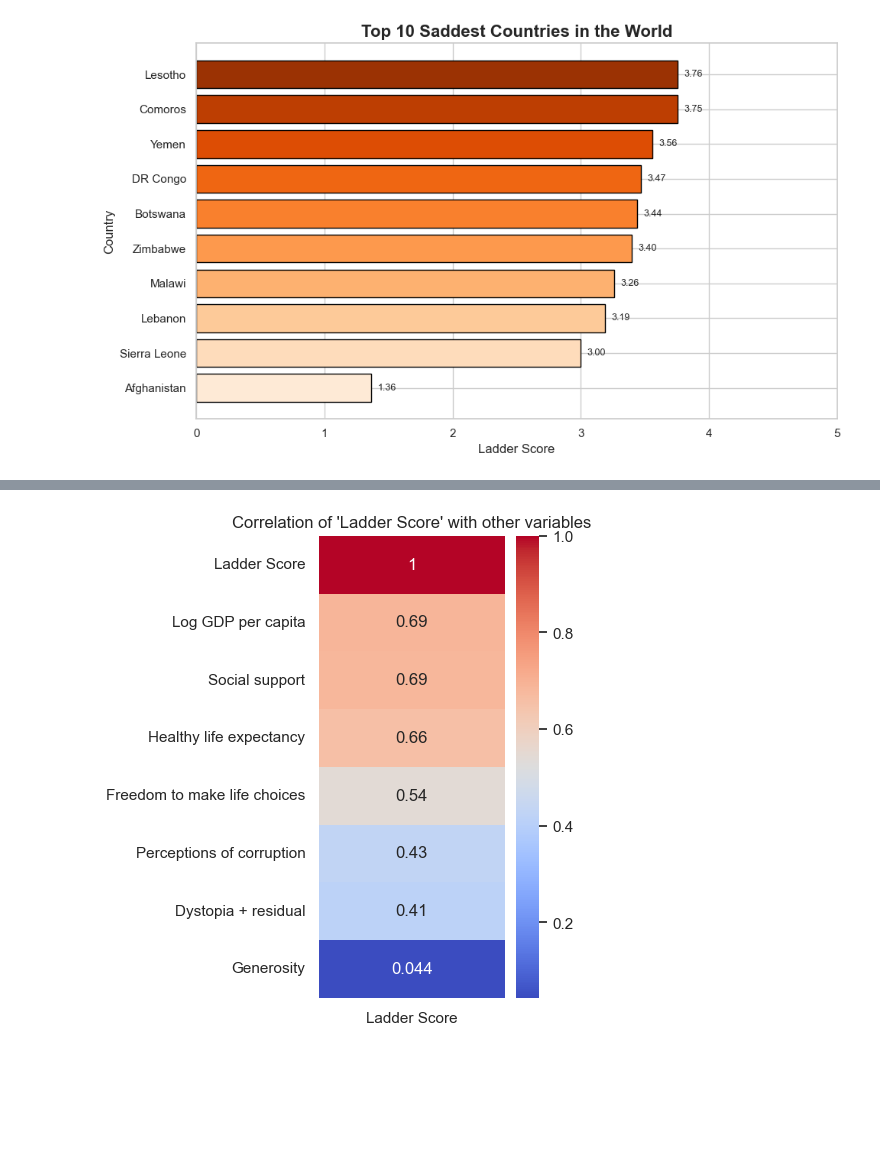
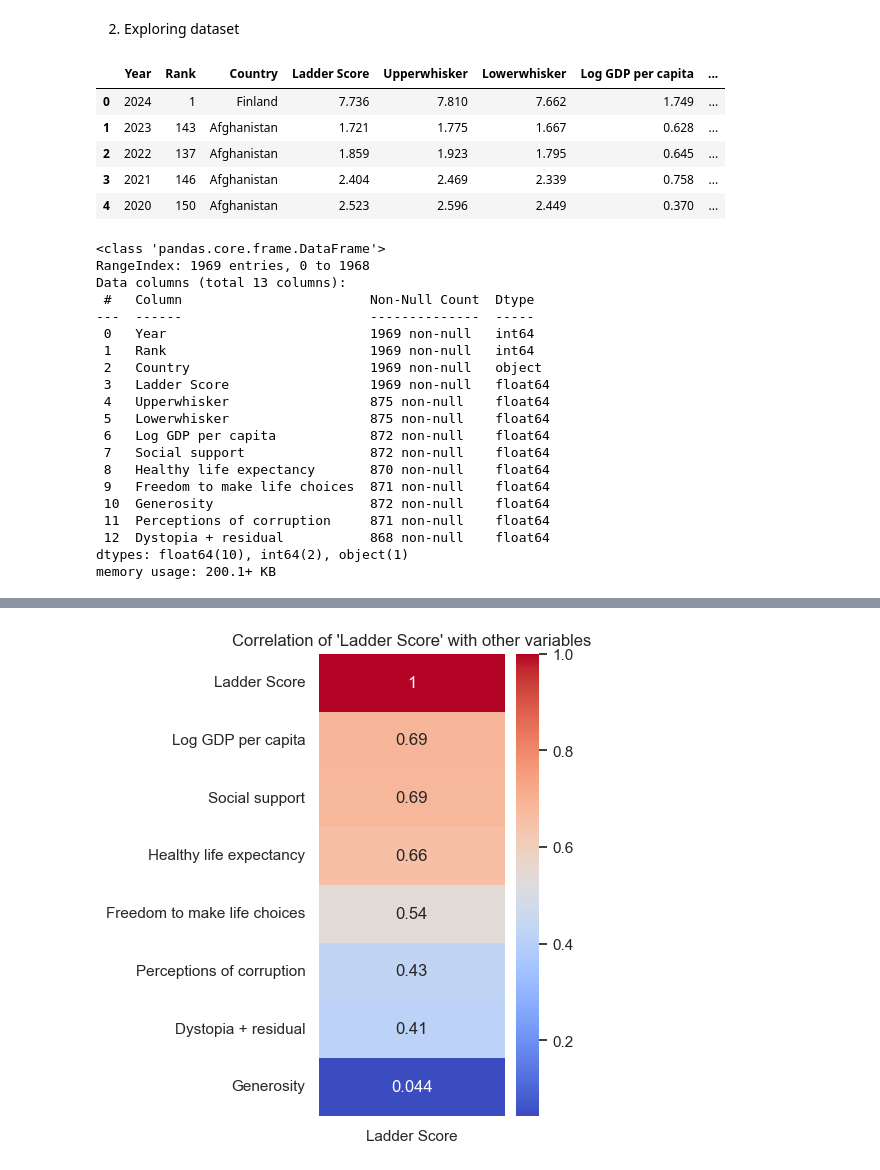
Before and after one commit to matcze/world_happiness, a Jupyter notebook: world_happiness.ipynb, the cells around one changed output, grey strips where cells are left out. Cells and saved outputs as stored; diff of their text form; code cells hidden in the pictures; blank space fills up the shorter version.

```diff
--- a/world_happiness.ipynb
+++ b/world_happiness.ipynb
@@ -101,23 +26,34 @@ dataset_bottom
-# %%
-sns.set_theme(style="whitegrid")
-colors = sns.color_palette("Oranges", len(dataset_top))
-plt.figure(figsize=(10, 6))
-
-bars = plt.barh(dataset_bottom["Country"], dataset_bottom["Ladder Score"], color=colors, edgecolor="black")
-
-for bar in bars:
-    width = bar.get_width()
-    plt.text(width + 0.05, bar.get_y() + bar.get_height()/2,
-             f"{width:.2f}", va='center', fontsize=9)
-
-plt.title("Top 10 Saddest Countries in the World", fontsize=16, weight='bold')
-
-plt.xlabel("Ladder Score", fontsize=12)
-plt.ylabel("Country", fontsize=12)
-plt.xlim(0, 5)
-
-
-plt.tight_layout()
-plt.show()
-# %% [output]
-[figure, removed]
+# %% [markdown]
+2. Exploring dataset
+# %%
+dataset.head()
+# %% [output]
+|  | Year | Rank | Country | Ladder Score | Upperwhisker | Lowerwhisker | Log GDP per capita | ... |
+| 0 | 2024 | 1 | Finland | 7.736 | 7.810 | 7.662 | 1.749 | ... |
+| 1 | 2023 | 143 | Afghanistan | 1.721 | 1.775 | 1.667 | 0.628 | ... |
+| 2 | 2022 | 137 | Afghanistan | 1.859 | 1.923 | 1.795 | 0.645 | ... |
+| 3 | 2021 | 146 | Afghanistan | 2.404 | 2.469 | 2.339 | 0.758 | ... |
+| 4 | 2020 | 150 | Afghanistan | 2.523 | 2.596 | 2.449 | 0.370 | ... |
+# %%
+dataset.info()
+# %% [output]
+<class 'pandas.core.frame.DataFrame'>
+RangeIndex: 1969 entries, 0 to 1968
+Data columns (total 13 columns):
+ #   Column                        Non-Null Count  Dtype
+---  ------                        --------------  -----
+ 0   Year                          1969 non-null   int64
+ 1   Rank                          1969 non-null   int64
+ 2   Country                       1969 non-null   object
+ 3   Ladder Score                  1969 non-null   float64
+ 4   Upperwhisker                  875 non-null    float64
+ 5   Lowerwhisker                  875 non-null    float64
+ 6   Log GDP per capita            872 non-null    float64
+ 7   Social support                872 non-null    float64
+ 8   Healthy life expectancy       870 non-null    float64
+ 9   Freedom to make life choices  871 non-null    float64
+ 10  Generosity                    872 non-null    float64
+ 11  Perceptions of corruption     871 non-null    float64
+ 12  Dystopia + residual           868 non-null    float64
+dtypes: float64(10), int64(2), object(1)
+memory usage: 200.1+ KB
```
Also changed, not shown: parts of 25 cells of this notebook.
